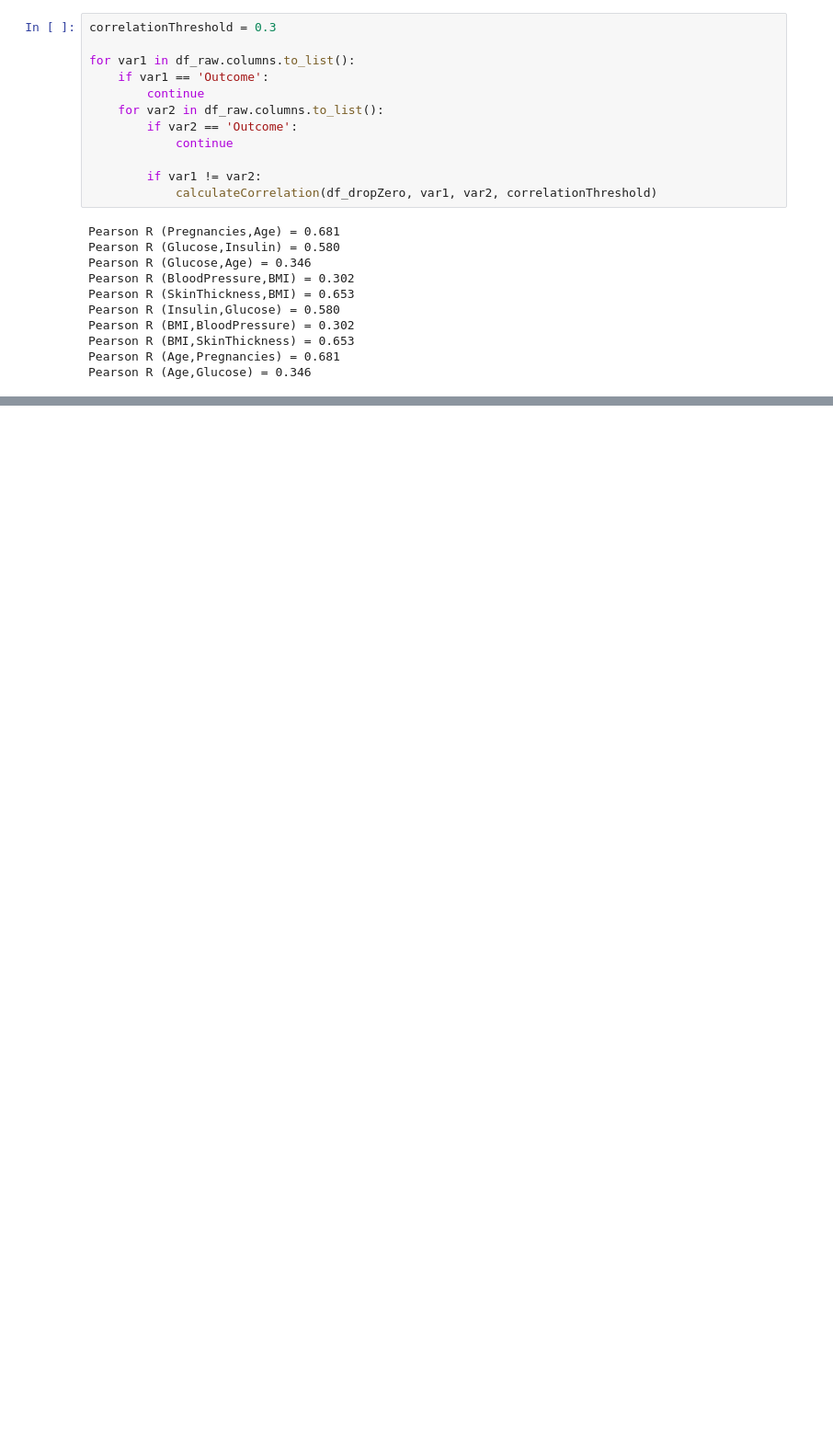
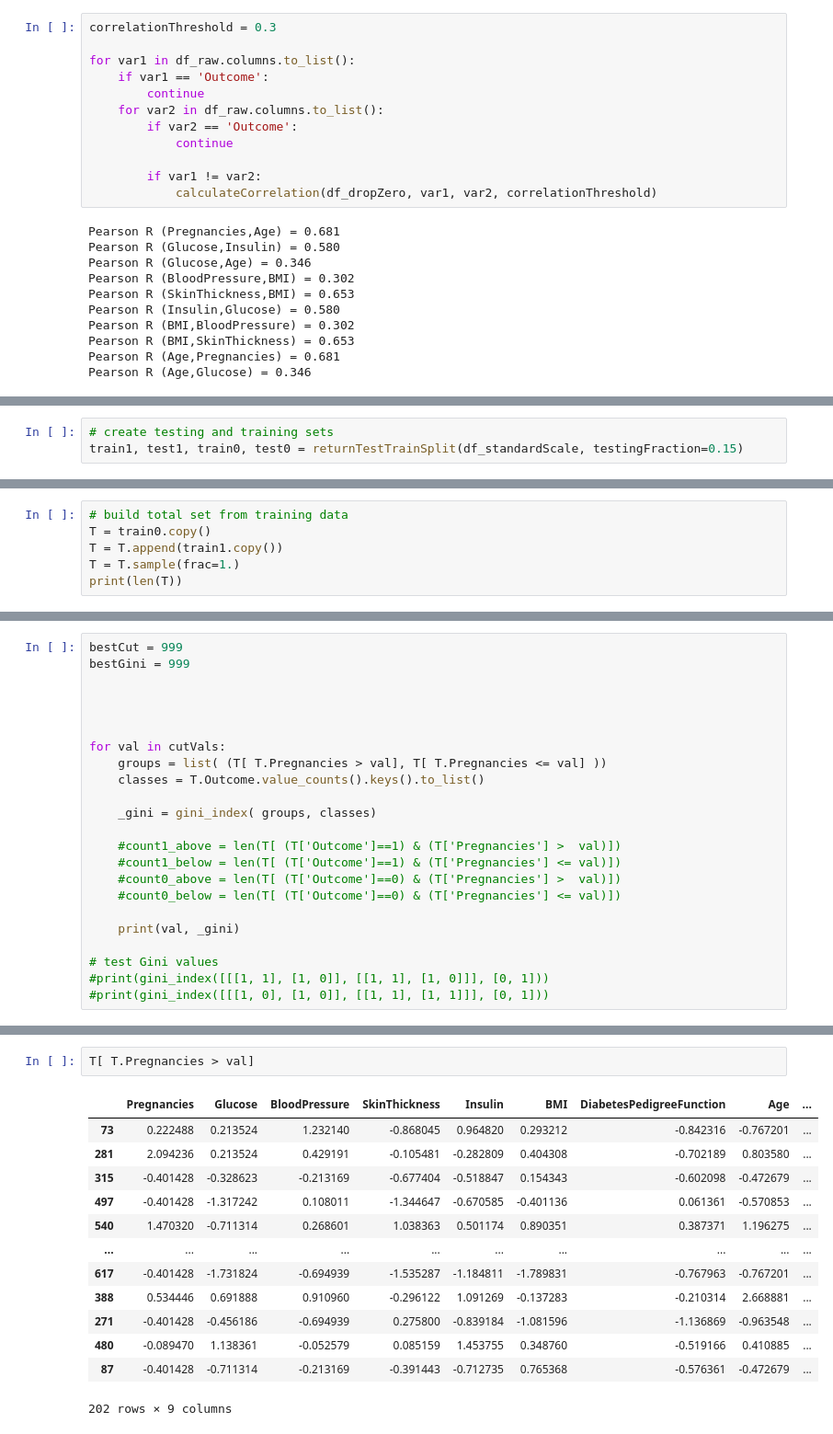
Before and after one commit to btannenw/BRAF, a Jupyter notebook: explore/exploreData.ipynb, the cells around one changed output, grey strips where cells are left out. Shown at 92% size. Cells and saved outputs as stored; diff of their text form; blank space fills up the shorter version.

```diff
--- a/explore/exploreData.ipynb
+++ b/explore/exploreData.ipynb
@@ -310,0 +217,3 @@ test1.nsmallest(6, 'neighborDistance')
+# %%
+# create testing and training sets
+train1, test1, train0, test0 = returnTestTrainSplit(df_standardScale, testingFraction=0.15)
@@ -310,0 +223,6 @@ test1.nsmallest(6, 'neighborDistance')
+# %%
+# build total set from training data
+T = train0.copy()
+T = T.append(train1.copy())
+T = T.sample(frac=1.)
+print(len(T))
@@ -310,0 +444,23 @@ test1.nsmallest(6, 'neighborDistance')
+# %%
+bestCut = 999
+bestGini = 999
+
+
+
+
+for val in cutVals:
+    groups = list( (T[ T.Pregnancies > val], T[ T.Pregnancies <= val] ))
+    classes = T.Outcome.value_counts().keys().to_list()
+
+    _gini = gini_index( groups, classes)
+
+    #count1_above = len(T[ (T['Outcome']==1) & (T['Pregnancies'] >  val)])
+    #count1_below = len(T[ (T['Outcome']==1) & (T['Pregnancies'] <= val)])
+    #count0_above = len(T[ (T['Outcome']==0) & (T['Pregnancies'] >  val)])
+    #count0_below = len(T[ (T['Outcome']==0) & (T['Pregnancies'] <= val)])
+
+    print(val, _gini)
+
+# test Gini values
+#print(gini_index([[[1, 1], [1, 0]], [[1, 1], [1, 0]]], [0, 1]))
+#print(gini_index([[[1, 0], [1, 0]], [[1, 1], [1, 1]]], [0, 1]))
@@ -310,0 +485,16 @@ test1.nsmallest(6, 'neighborDistance')
+# %%
+T[ T.Pregnancies > val]
+# %% [output]
+|  | Pregnancies | Glucose | BloodPressure | SkinThickness | Insulin | BMI | DiabetesPedigreeFunction | Age | ... |
+| 73 | 0.222488 | 0.213524 | 1.232140 | -0.868045 | 0.964820 | 0.293212 | -0.842316 | -0.767201 | ... |
+| 281 | 2.094236 | 0.213524 | 0.429191 | -0.105481 | -0.282809 | 0.404308 | -0.702189 | 0.803580 | ... |
+| 315 | -0.401428 | -0.328623 | -0.213169 | -0.677404 | -0.518847 | 0.154343 | -0.602098 | -0.472679 | ... |
+| 497 | -0.401428 | -1.317242 | 0.108011 | -1.344647 | -0.670585 | -0.401136 | 0.061361 | -0.570853 | ... |
+| 540 | 1.470320 | -0.711314 | 0.268601 | 1.038363 | 0.501174 | 0.890351 | 0.387371 | 1.196275 | ... |
+| ... | ... | ... | ... | ... | ... | ... | ... | ... | ... |
+| 617 | -0.401428 | -1.731824 | -0.694939 | -1.535287 | -1.184811 | -1.789831 | -0.767963 | -0.767201 | ... |
+| 388 | 0.534446 | 0.691888 | 0.910960 | -0.296122 | 1.091269 | -0.137283 | -0.210314 | 2.668881 | ... |
+| 271 | -0.401428 | -0.456186 | -0.694939 | 0.275800 | -0.839184 | -1.081596 | -1.136869 | -0.963548 | ... |
+| 480 | -0.089470 | 1.138361 | -0.052579 | 0.085159 | 1.453755 | 0.348760 | -0.519166 | 0.410885 | ... |
+| 87 | -0.401428 | -0.711314 | -0.213169 | -0.391443 | -0.712735 | 0.765368 | -0.576361 | -0.472679 | ... |
+202 rows × 9 columns
```
Also changed, not shown: parts of 29 cells of this notebook.
